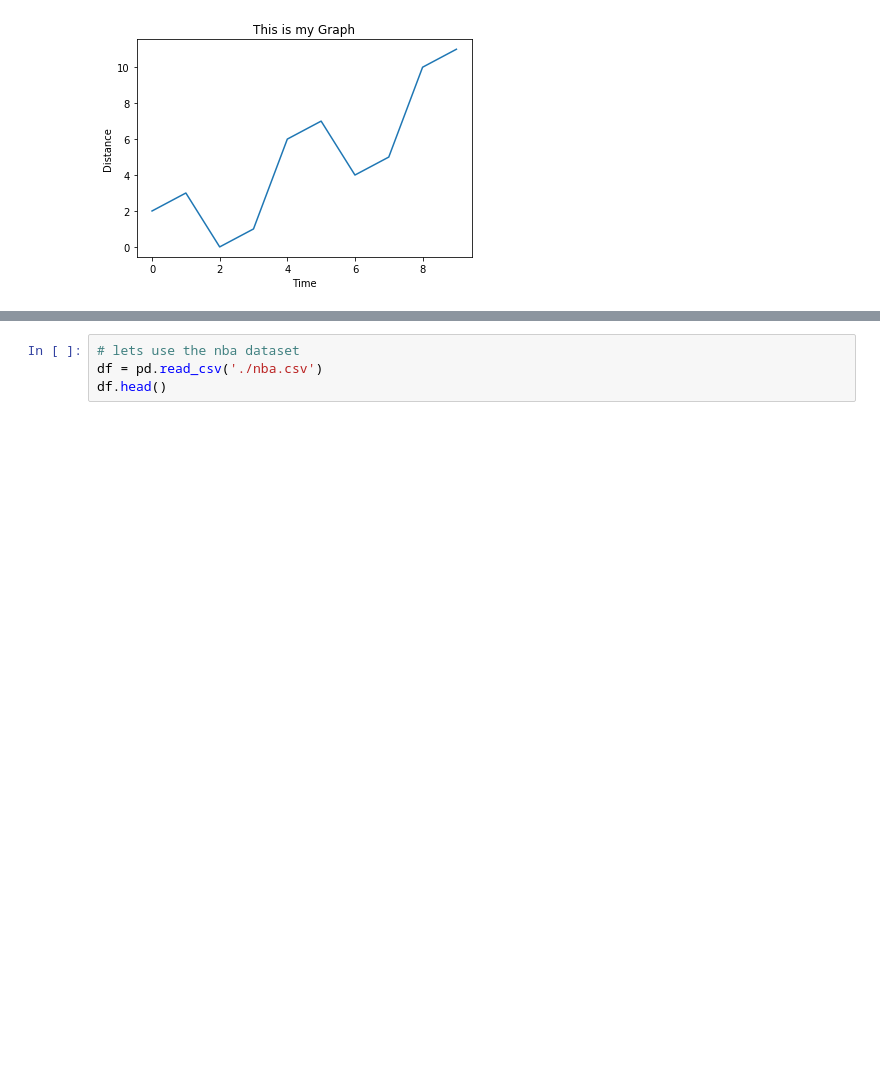
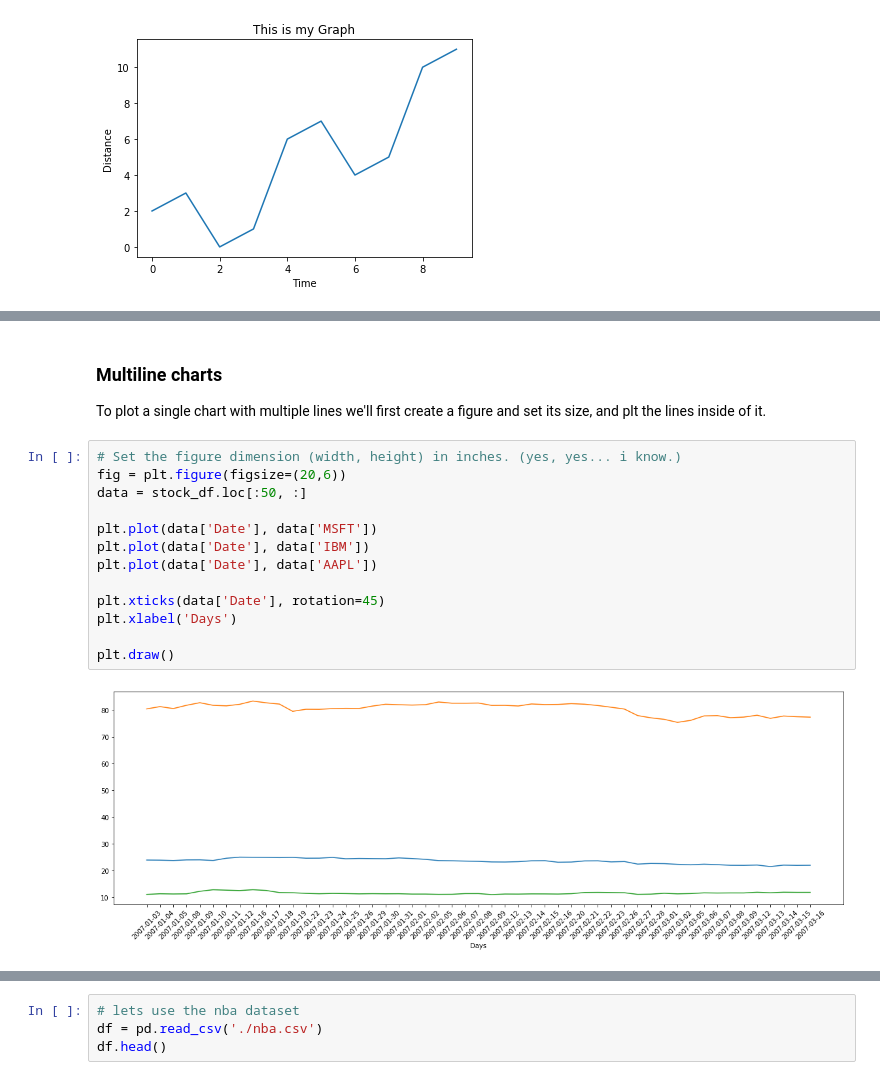
Before and after one commit to otnielba/python-data-exercises, a Jupyter notebook: Matplotlib/Matplotlib-class.ipynb, the cells around one changed output, grey strips where cells are left out. Cells and saved outputs as stored; diff of their text form; blank space fills up the shorter version.

```diff
--- a/Matplotlib/Matplotlib-class.ipynb
+++ b/Matplotlib/Matplotlib-class.ipynb
@@ -72,0 +136,18 @@ __Lets see some more exmaples:__
+# %% [markdown]
+### Multiline charts
+To plot a single chart with multiple lines we'll first create a figure and set its size, and plt the lines inside of it.
+# %%
+# Set the figure dimension (width, height) in inches. (yes, yes... i know.)
+fig = plt.figure(figsize=(20,6))
+data = stock_df.loc[:50, :]
+
+plt.plot(data['Date'], data['MSFT'])
+plt.plot(data['Date'], data['IBM'])
+plt.plot(data['Date'], data['AAPL'])
+
+plt.xticks(data['Date'], rotation=45)
+plt.xlabel('Days')
+
+plt.draw()
+# %% [output]
+[figure, added]
```
Also changed, not shown: parts of 32 cells of this notebook, 3 other files.
